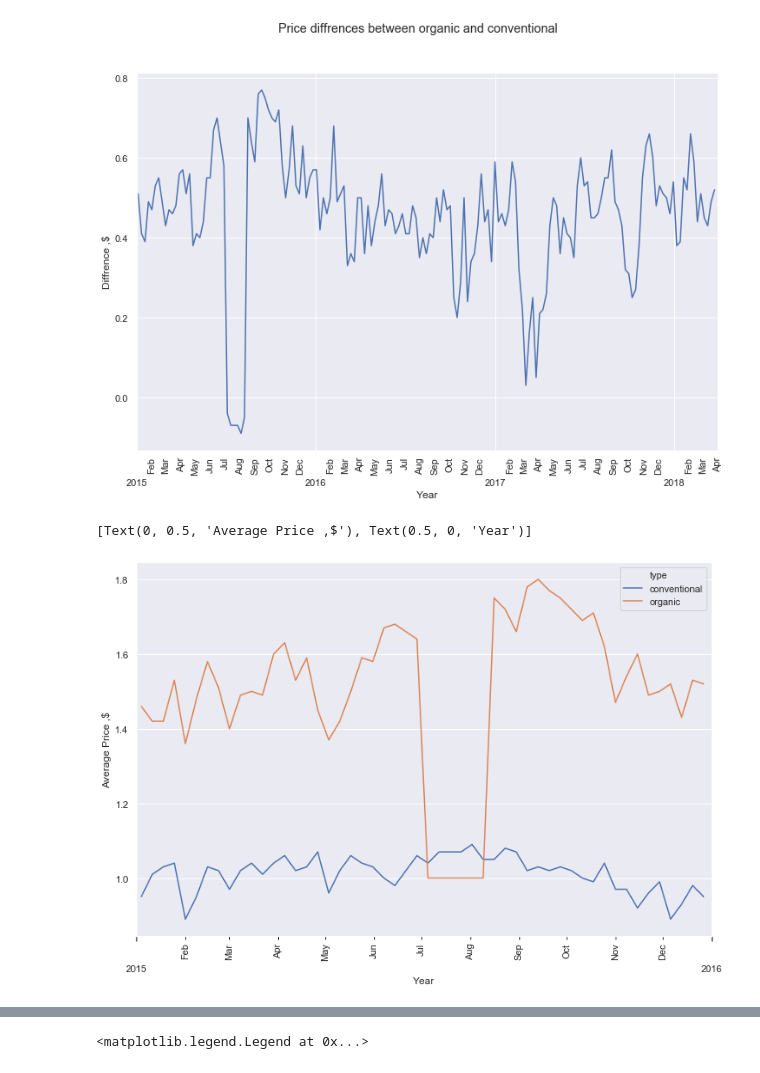
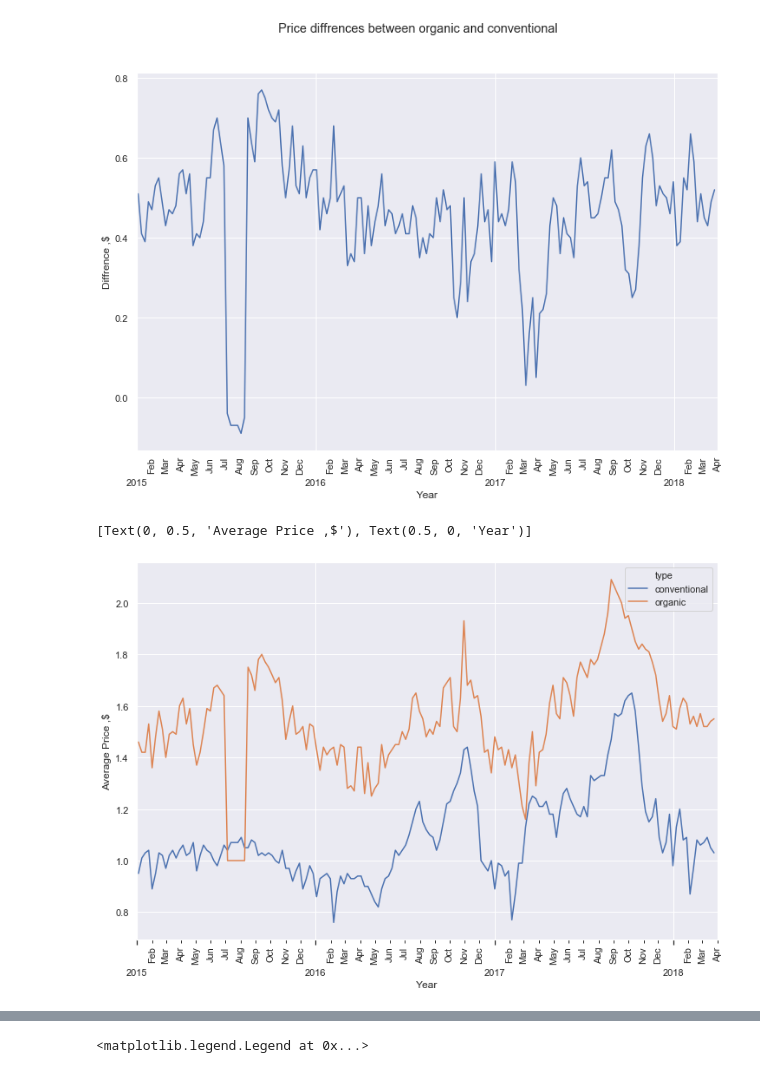
Before and after one commit to kurelaitisk/avocado-data, a Jupyter notebook: avocado.ipynb, the cells around one changed output, grey strips where cells are left out. Cells and saved outputs as stored; diff of their text form; code cells hidden in the pictures.

```diff
--- a/avocado.ipynb
+++ b/avocado.ipynb
@@ -209,26 +212,26 @@ ax8.set(xlabel='Year', ylabel='Diffrence ,$')
 # %%
 fig9, ax9 = plt.subplots()
 
-sns.lineplot(x=pd.to_datetime(avocado_2015[avocado_2015.region=='TotalUS']['Date']), y=avocado_2015[avocado_2015.region=='TotalUS']['AveragePrice'], hue=avocado_2015[avocado_2015.region=='TotalUS'].type)
+sns.lineplot(x=pd.to_datetime(avocados_data[avocados_data.region=='TotalUS']['Date']), y=avocados_data[avocados_data.region=='TotalUS']['AveragePrice'], hue=avocados_data[avocados_data.region=='TotalUS'].type)
 
-datemin = np.datetime64(pd.to_datetime(avocado_2015['Date']).min(), 'Y')
-datemax = np.datetime64(pd.to_datetime(avocado_2015['Date']).max(), 'Y') + np.timedelta64(1, 'Y')
+datemin = np.datetime64(pd.to_datetime(avocados_data['Date']).min(), 'Y')
+datemax = np.datetime64(pd.to_datetime(avocados_data['Date']).max(), 'Y') + np.timedelta64(3, 'M')
 ax9.set_xlim(datemin, datemax)
 
 
 ax9.xaxis.set_major_locator(years)
 ax9.xaxis.set_major_formatter(yearsFmt)
 
 
 
 ax9.xaxis.set_minor_locator(months)
 ax9.xaxis.set_minor_formatter(monthsFmt)
 plt.setp(ax9.xaxis.get_minorticklabels(), rotation=90)
 plt.rcParams['xtick.bottom'] = True
 ax9.set(xlabel='Year', ylabel='Average Price ,$')
 # %% [output]
 [Text(0, 0.5, 'Average Price ,$'), Text(0.5, 0, 'Year')]
-[figure, old version]
+[figure, new version]
 # %%
 #Notes:
 #    2015-Jul to 2015-Sept average price 1$ probably invalid data
```
Also changed, not shown: parts of 6 cells of this notebook.
